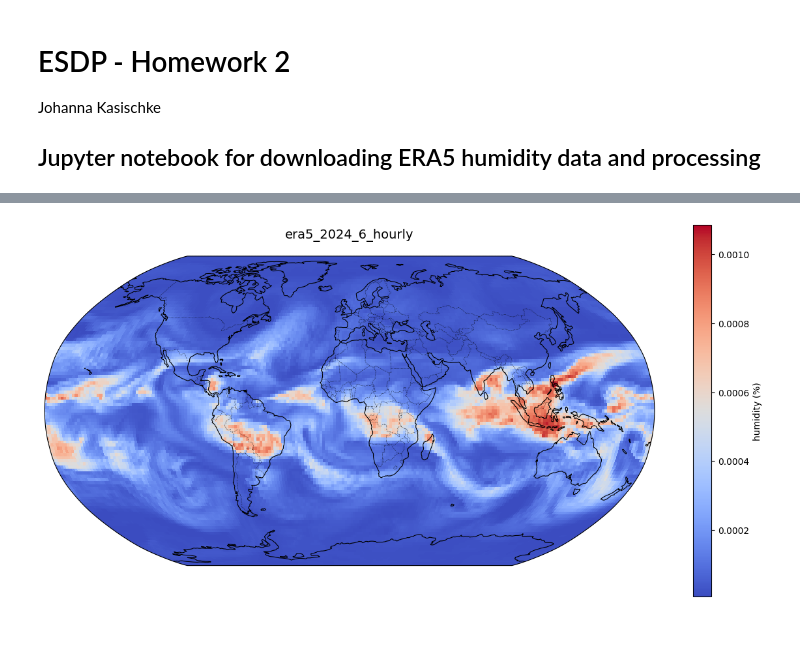
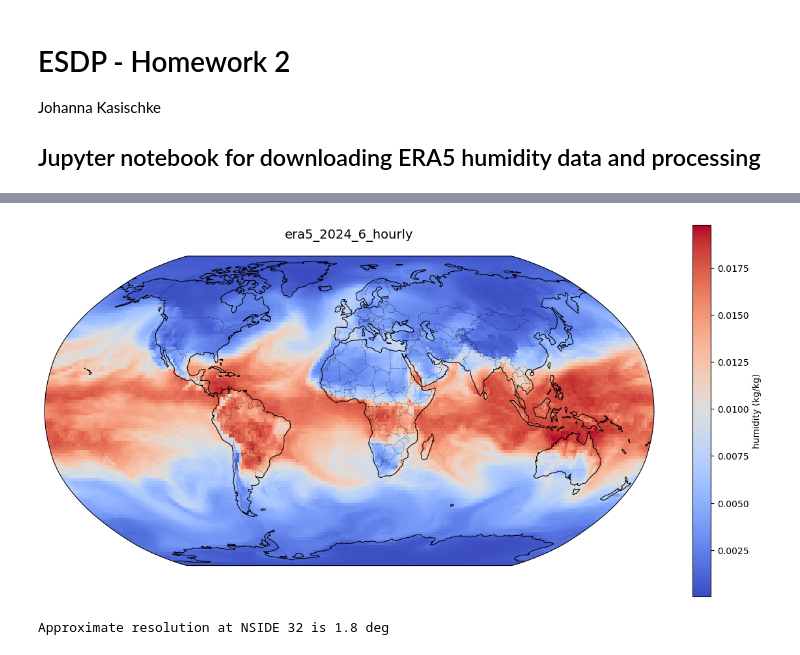
Before and after one commit to maschu09/earth-system-data-processing, a Jupyter notebook: data_access/hw2/load_ERA5_humidity-data.ipynb, the cells around one changed output, grey strips where cells are left out. Drawn from its saved outputs; the diff is of its cells as text; code cells hidden in the pictures.

```diff
--- a/data_access/hw2/load_ERA5_humidity-data.ipynb
+++ b/data_access/hw2/load_ERA5_humidity-data.ipynb
@@ -61,6 +51,8 @@ c.retrieve(dataset, {
 import xarray as xr
 ds = xr.open_dataset(output_filename, engine='netcdf4')
 print(ds)
+
+humidity = ds['q']
 # %% [output]
 <xarray.Dataset> Size: 2MB
 Dimensions:         (valid_time: 5, pressure_level: 5, latitude: 111,
@@ -150,39 +88,47 @@ import cartopy.crs as ccrs
 import cartopy.feature as cfeature
 
 # Select data for pressure level 1000 hPa (index 0, since pressure_level[0] = 1000.0)
-# and valid_time on April 3, 2021 at 00:00
-t_data = ds['q'].sel(
-    pressure_level=300.0,
+t_data = humidity.sel(
+    pressure_level=975,
     valid_time='2024-12-01T00:00:00'
 )
 
 # Create the plot with Robinson projection
 fig = plt.figure(figsize=(12, 6))
 ax = plt.axes(projection=ccrs.Robinson())
 
 # Plot the temperature field
 cf = t_data.plot(
     ax=ax,
     transform=ccrs.PlateCarree(),  # Data is in PlateCarree (lon/lat)
     cmap='coolwarm',
-    cbar_kwargs={'label': 'humidity (%)'},
+    cbar_kwargs={'label': 'humidity (kg/kg)'},
     add_colorbar=True,
     add_labels=False  # Avoid duplicate labels
 )
 
 # Set title
 ax.set_title(output_filename, fontsize=14, pad=20)
 
 # Add coastlines and country borders
 ax.add_feature(cfeature.COASTLINE, linewidth=0.8)
 ax.add_feature(cfeature.BORDERS, linewidth=0.5, linestyle=':')
 ax.add_feature(cfeature.LAND, color='lightgray')
 ax.add_feature(cfeature.OCEAN, color='lightblue')
 
 # Set global view
 ax.set_global()
 
 # Improve layout
 plt.tight_layout()
 # %% [output]
-[figure, old version]
+[figure, new version]
+# %%
+NSIDE = 32
+print(
+    "Approximate resolution at NSIDE {} is {:.2} deg".format(
+        NSIDE, hp.nside2resol(NSIDE, arcmin=True) / 60
+    )
+)
+# %% [output]
+Approximate resolution at NSIDE 32 is 1.8 deg
```
Also changed, not shown: parts of 11 cells of this notebook, 13 other files.
